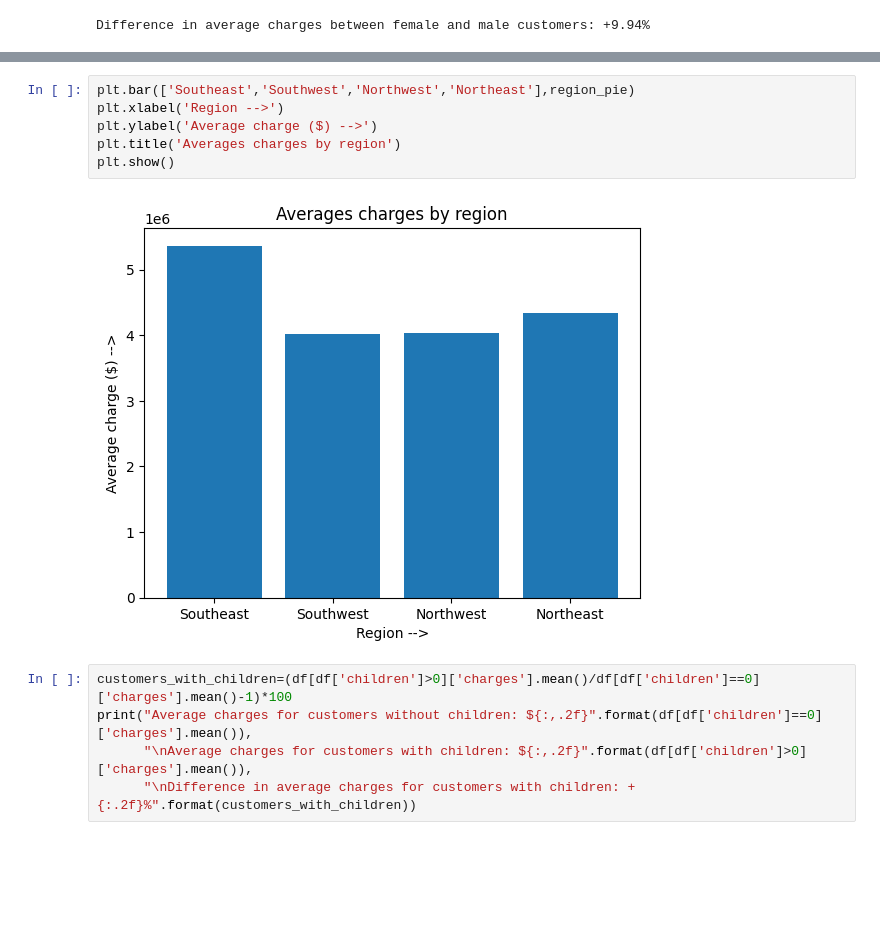
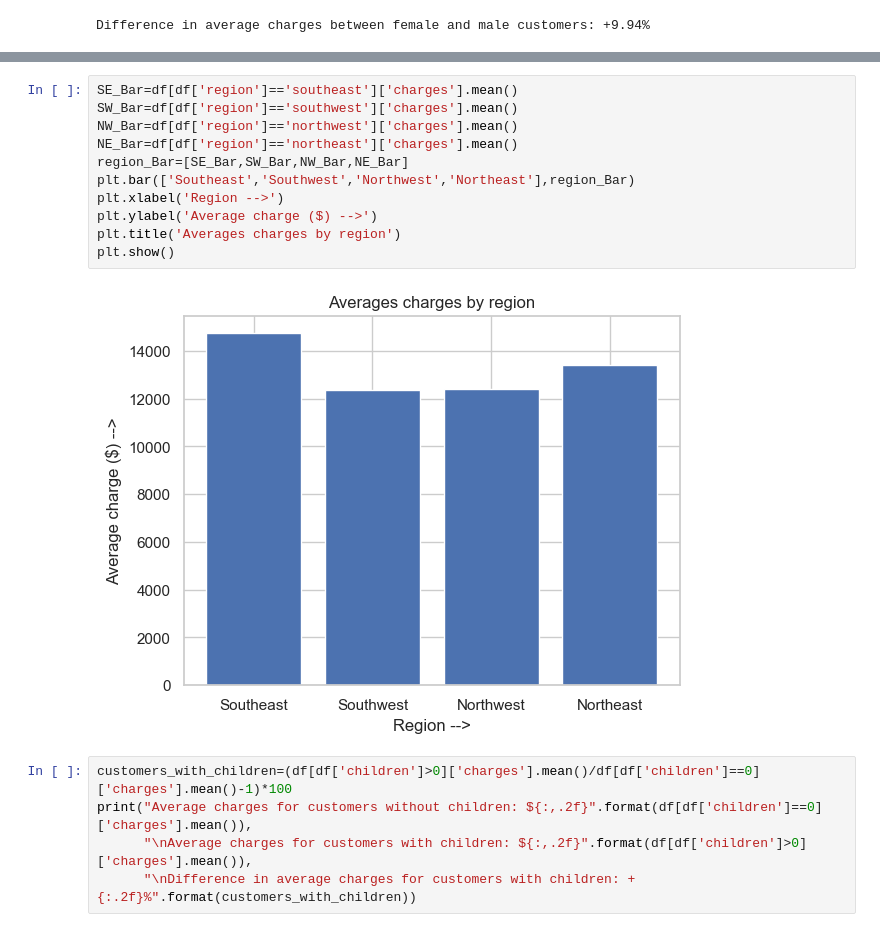
Before and after one commit to rahulsm20/insurance-data, a Jupyter notebook: analysis.ipynb, the cells around one changed output, grey strips where cells are left out. Drawn from its saved outputs; the diff is of its cells as text; blank space fills up the shorter version.

Commit message:
added new charts

```diff
--- a/analysis.ipynb
+++ b/analysis.ipynb
@@ -134,11 +152,16 @@ plt.show()
 # %%
-plt.bar(['Southeast','Southwest','Northwest','Northeast'],region_pie)
+SE_Bar=df[df['region']=='southeast']['charges'].mean()
+SW_Bar=df[df['region']=='southwest']['charges'].mean()
+NW_Bar=df[df['region']=='northwest']['charges'].mean()
+NE_Bar=df[df['region']=='northeast']['charges'].mean()
+region_Bar=[SE_Bar,SW_Bar,NW_Bar,NE_Bar]
+plt.bar(['Southeast','Southwest','Northwest','Northeast'],region_Bar)
 plt.xlabel('Region -->')
 plt.ylabel('Average charge ($) -->')
 plt.title('Averages charges by region')
 plt.show()
 # %% [output]
-[figure, old version]
+[figure, new version]
 # %%
 customers_with_children=(df[df['children']>0]['charges'].mean()/df[df['children']==0]['charges'].mean()-1)*100
 print("Average charges for customers without children: ${:,.2f}".format(df[df['children']==0]['charges'].mean()),
```
Also changed, not shown: parts of 13 cells of this notebook.
